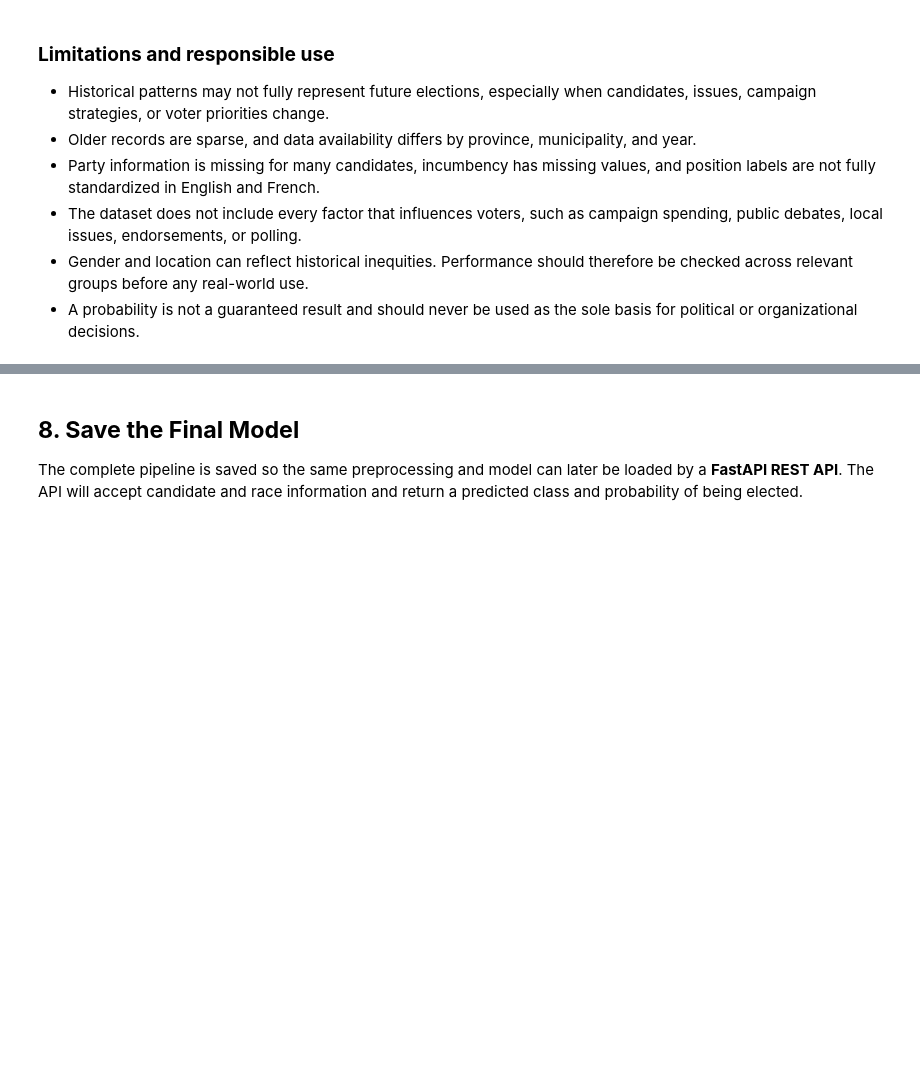
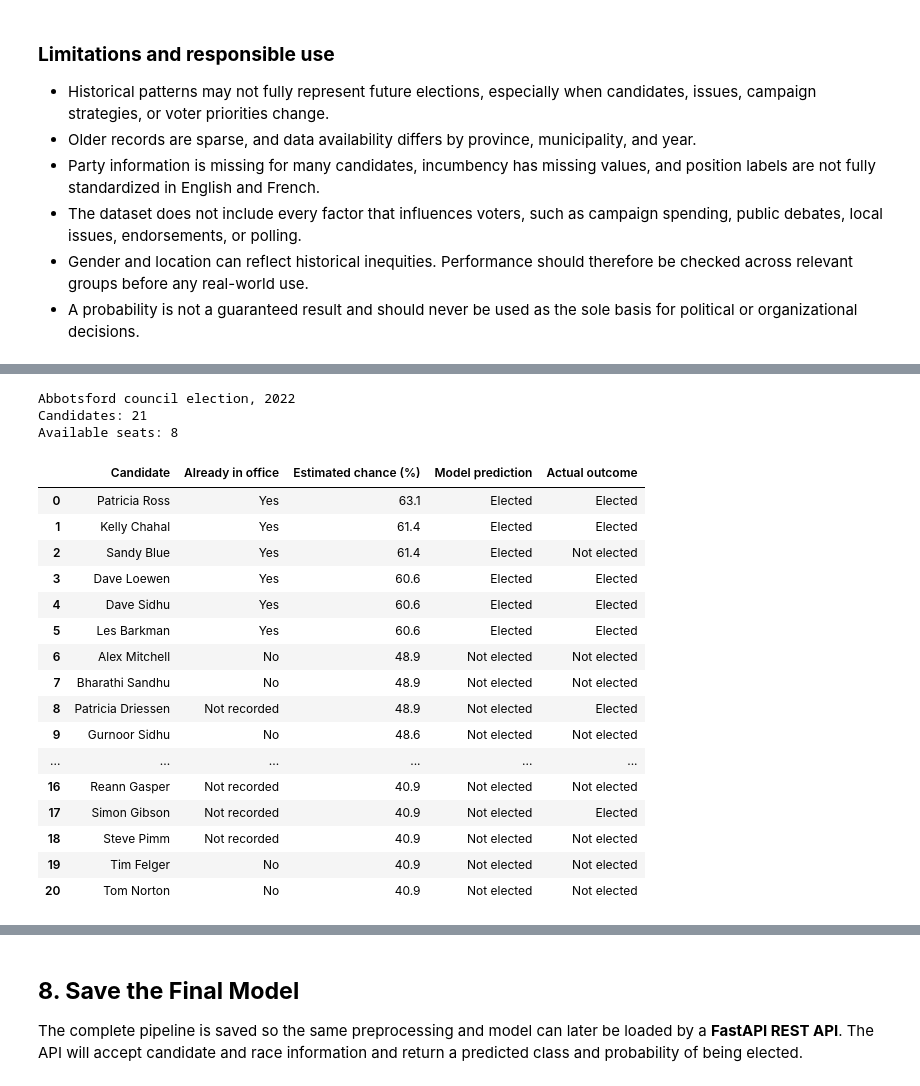
Before and after one commit to indiya88/municipal-election-outcome-intelligence, a Jupyter notebook: Municipal_Election_Outcome_Intelligence.ipynb, the cells around one changed output, grey strips where cells are left out. Drawn from its saved outputs; the diff is of its cells as text; code cells hidden in the pictures; blank space fills up the shorter version.

```diff
--- a/Municipal_Election_Outcome_Intelligence.ipynb
+++ b/Municipal_Election_Outcome_Intelligence.ipynb
@@ -693,0 +700,60 @@ Test ROC-AUC: 0.733
+# %%
+# Link the existing 2022 predictions to real candidate records
+candidate_results = df_contested.loc[
+    X_test.index,
+    ['race_id', 'first_name', 'last_name', 'municipality', 'position',
+     'ward', 'incumbent', 'candidate_count', 'seats_available', 'elected']
+].copy()
+
+candidate_results['Candidate'] = (
+    candidate_results['first_name'].fillna('') + ' ' +
+    candidate_results['last_name'].fillna('')
+).str.strip()
+candidate_results['Estimated chance (%)'] = (selected_probabilities * 100).round(1)
+candidate_results['Model prediction'] = np.where(selected_predictions == 1, 'Elected', 'Not elected')
+candidate_results['Actual outcome'] = candidate_results['elected'].map({1: 'Elected', 0: 'Not elected'})
+candidate_results['Already in office'] = candidate_results['incumbent'].map({1: 'Yes', 0: 'No'}).fillna('Not recorded')
+candidate_results['Correct prediction'] = selected_predictions == candidate_results['elected'].to_numpy()
+
+# Compare candidates within one race rather than unrelated elections
+race_ids = candidate_results.loc[
+    (candidate_results['municipality'] == 'Abbotsford') &
+    (candidate_results['position'] == 'Councillor'), 'race_id'
+].unique()
+if len(race_ids) != 1:
+    raise ValueError('Expected one Abbotsford council race; check the race identifiers.')
+
+council_results = candidate_results.loc[
+    candidate_results['race_id'] == race_ids[0]
+].sort_values(['Estimated chance (%)', 'Candidate'], ascending=[False, True]).copy()
+
+print('Abbotsford council election, 2022')
+print('Candidates:', len(council_results))
+print('Available seats:', int(council_results['seats_available'].iloc[0]))
+display(council_results[[
+    'Candidate', 'Already in office', 'Estimated chance (%)',
+    'Model prediction', 'Actual outcome'
+]].reset_index(drop=True))
+
+candidate_results.to_csv('candidate_prediction_results_2022.csv', index=False)
+# %% [output]
+Abbotsford council election, 2022
+Candidates: 21
+Available seats: 8
+|  | Candidate | Already in office | Estimated chance (%) | Model prediction | Actual outcome |
+| 0 | Patricia Ross | Yes | 63.1 | Elected | Elected |
+| 1 | Kelly Chahal | Yes | 61.4 | Elected | Elected |
+| 2 | Sandy Blue | Yes | 61.4 | Elected | Not elected |
+| 3 | Dave Loewen | Yes | 60.6 | Elected | Elected |
+| 4 | Dave Sidhu | Yes | 60.6 | Elected | Elected |
+| 5 | Les Barkman | Yes | 60.6 | Elected | Elected |
+| 6 | Alex Mitchell | No | 48.9 | Not elected | Not elected |
+| 7 | Bharathi Sandhu | No | 48.9 | Not elected | Not elected |
+| 8 | Patricia Driessen | Not recorded | 48.9 | Not elected | Elected |
+| 9 | Gurnoor Sidhu | No | 48.6 | Not elected | Not elected |
+| ... | ... | ... | ... | ... | ... |
+| 16 | Reann Gasper | Not recorded | 40.9 | Not elected | Not elected |
+| 17 | Simon Gibson | Not recorded | 40.9 | Not elected | Elected |
+| 18 | Steve Pimm | Not recorded | 40.9 | Not elected | Not elected |
+| 19 | Tim Felger | No | 40.9 | Not elected | Not elected |
+| 20 | Tom Norton | No | 40.9 | Not elected | Not elected |
```
Also changed, not shown: parts of 5 cells of this notebook.
